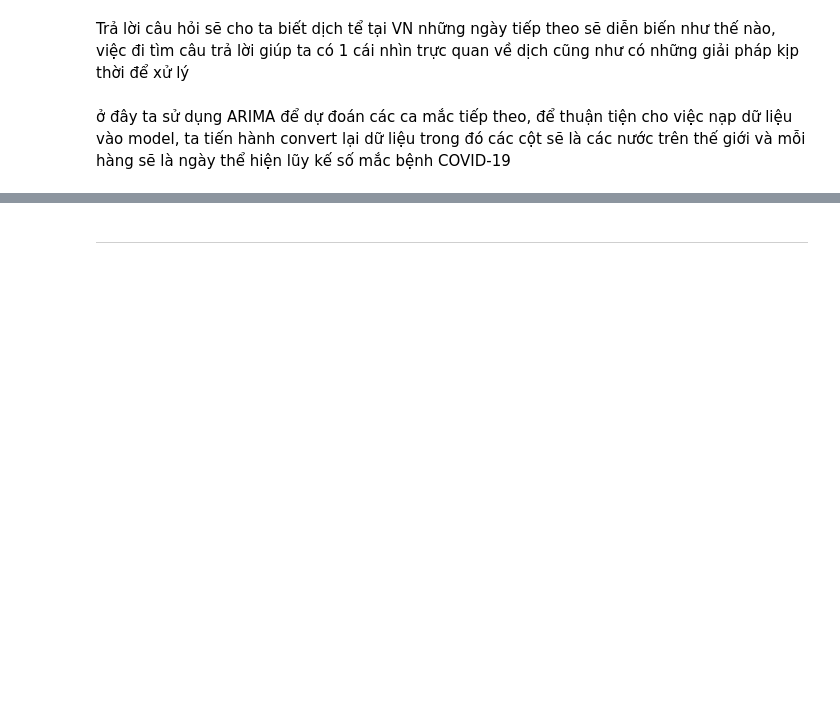
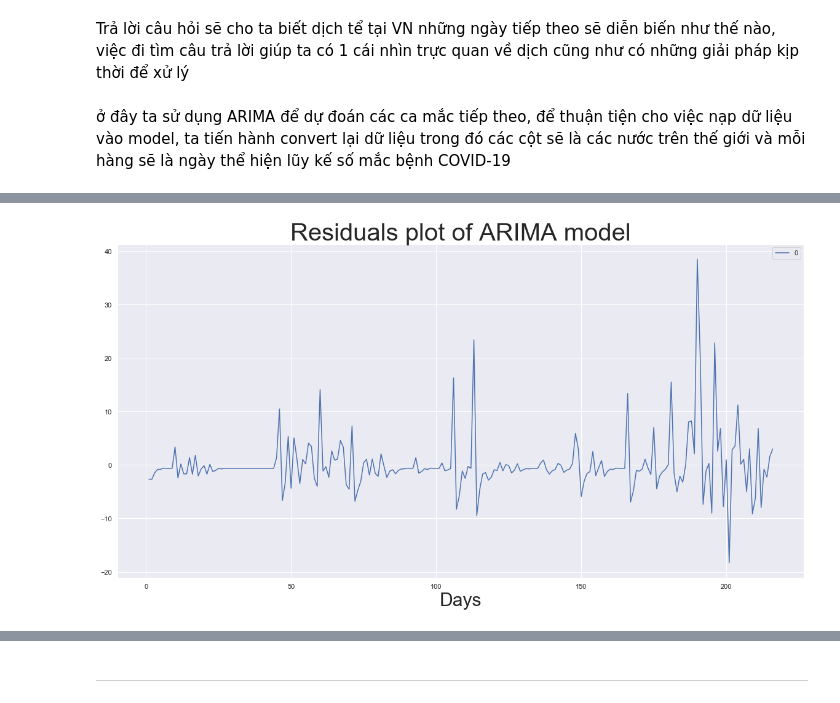
Before and after one commit to vonhatthinh/Final_Project_LTKHDL, a Jupyter notebook: 1712796-VoNhatThinh.ipynb, the cells around one changed output, grey strips where cells are left out. Saved outputs shown, nothing was run; the diff lists cells and outputs as text; code cells hidden in the pictures; blank space fills up the shorter version.

```diff
--- a/1712796-VoNhatThinh.ipynb
+++ b/1712796-VoNhatThinh.ipynb
@@ -484,0 +461,8 @@ max     18.766826
+# %%
+residuals = pd.DataFrame(model_fit.resid)
+residuals.plot()
+plt.xlabel("Days",size = 30)
+plt.title("Residuals plot of ARIMA model",size = 40)
+pyplot.show()
+# %% [output]
+[figure, added]
```
Also changed, not shown: parts of 16 cells of this notebook.
